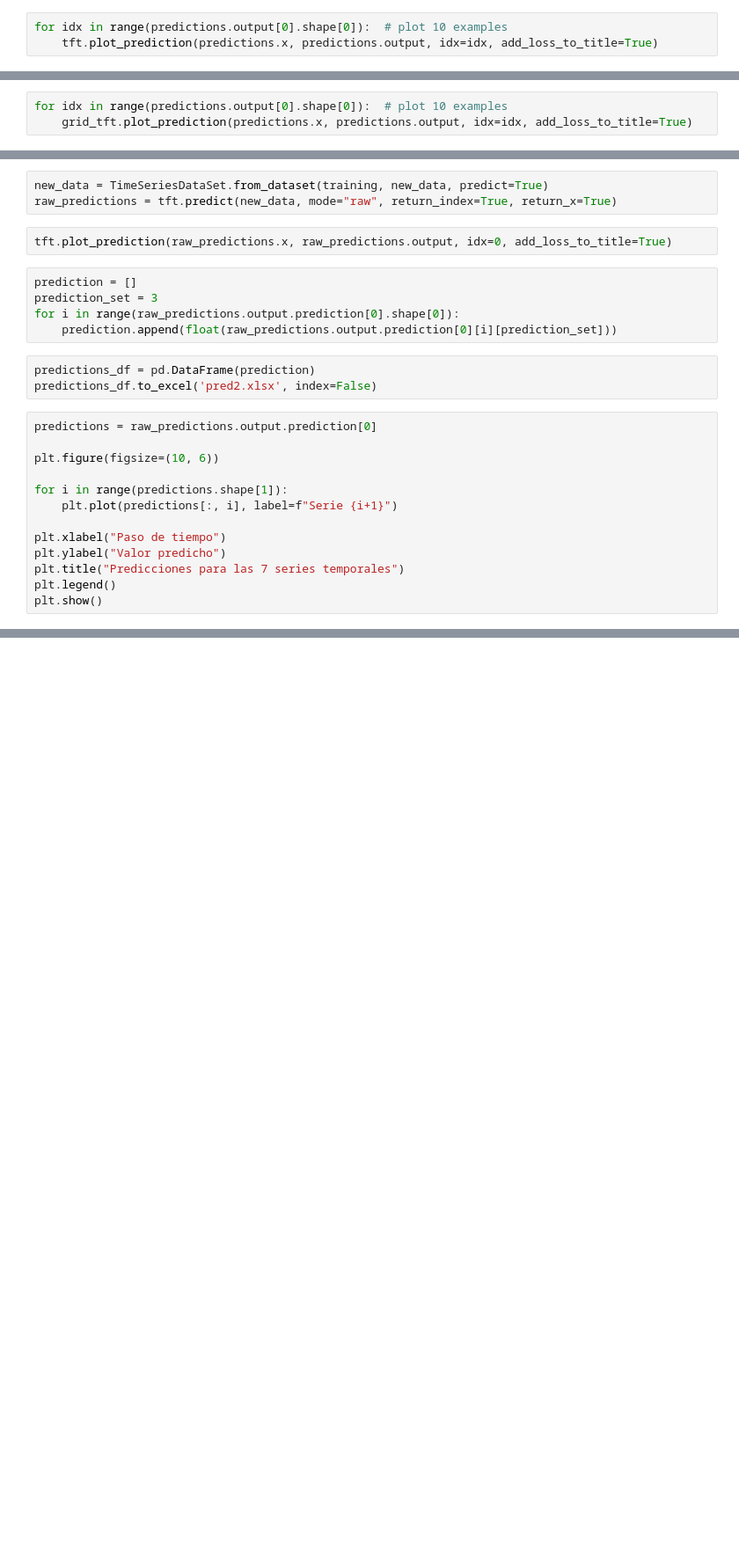
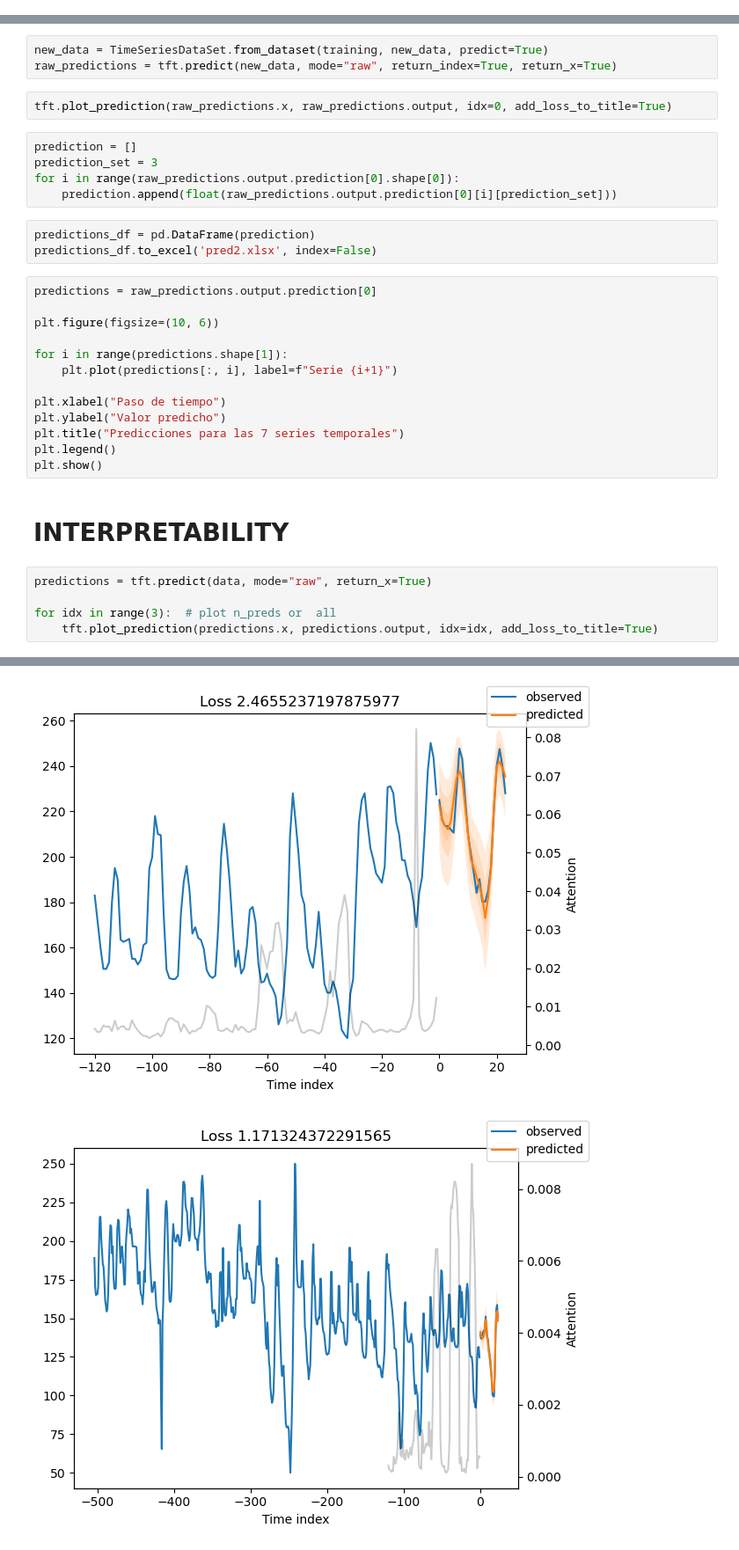
Before and after one commit to MrGG14/Electricity-Price-Forecast-TFT, a Jupyter notebook: src/TFT.ipynb, the cells around one changed output, grey strips where cells are left out. Shown at 88% size. Drawn from its saved outputs; the diff is of its cells as text; blank space fills up the shorter version.

```diff
--- a/src/TFT.ipynb
+++ b/src/TFT.ipynb
@@ -349,3 +322,0 @@ NameError: name 'test_dataloader' is not defined
-# %%
-for idx in range(predictions.output[0].shape[0]):  # plot 10 examples
-    tft.plot_prediction(predictions.x, predictions.output, idx=idx, add_loss_to_title=True)
@@ -356,5 +323,2 @@ predictions = grid_tft.predict(test_dataloader, mode="raw", return_x=True)
-# %%
-for idx in range(predictions.output[0].shape[0]):  # plot 10 examples
-    grid_tft.plot_prediction(predictions.x, predictions.output, idx=idx, add_loss_to_title=True)
 # %% [markdown]
 # NEW PREDS
@@ -420,3 +435,11 @@ plt.ylabel("Valor predicho")
 plt.title("Predicciones para las 7 series temporales")
 plt.legend()
 plt.show()
+# %% [markdown]
+# INTERPRETABILITY
+# %%
+predictions = tft.predict(data, mode="raw", return_x=True)
+
+for idx in range(3):  # plot n_preds or  all
+    tft.plot_prediction(predictions.x, predictions.output, idx=idx, add_loss_to_title=True)
+# %% [output]
@@ -422,0 +447,2 @@ plt.show()
+[figure, added]
+[figure, added]
```
Also changed, not shown: parts of 21 cells of this notebook, 30 other files.
